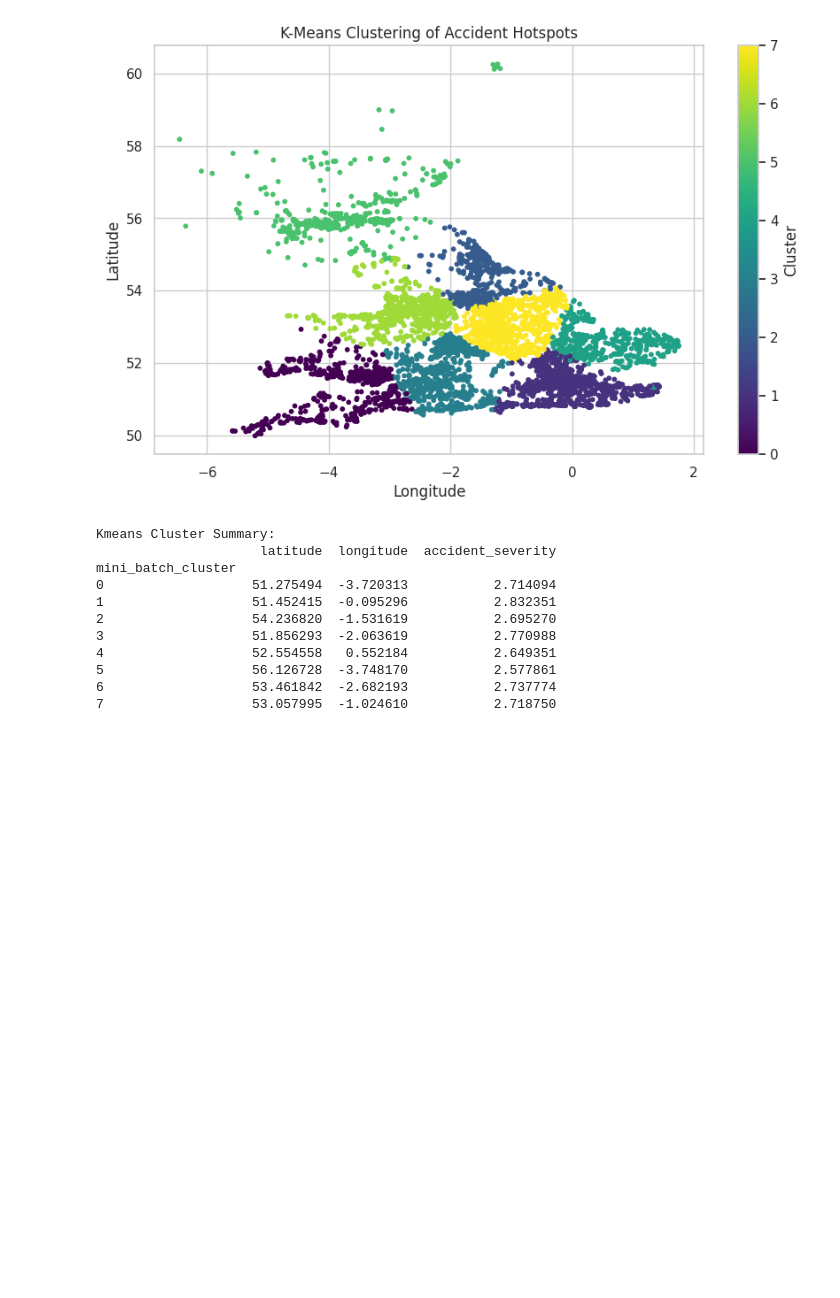
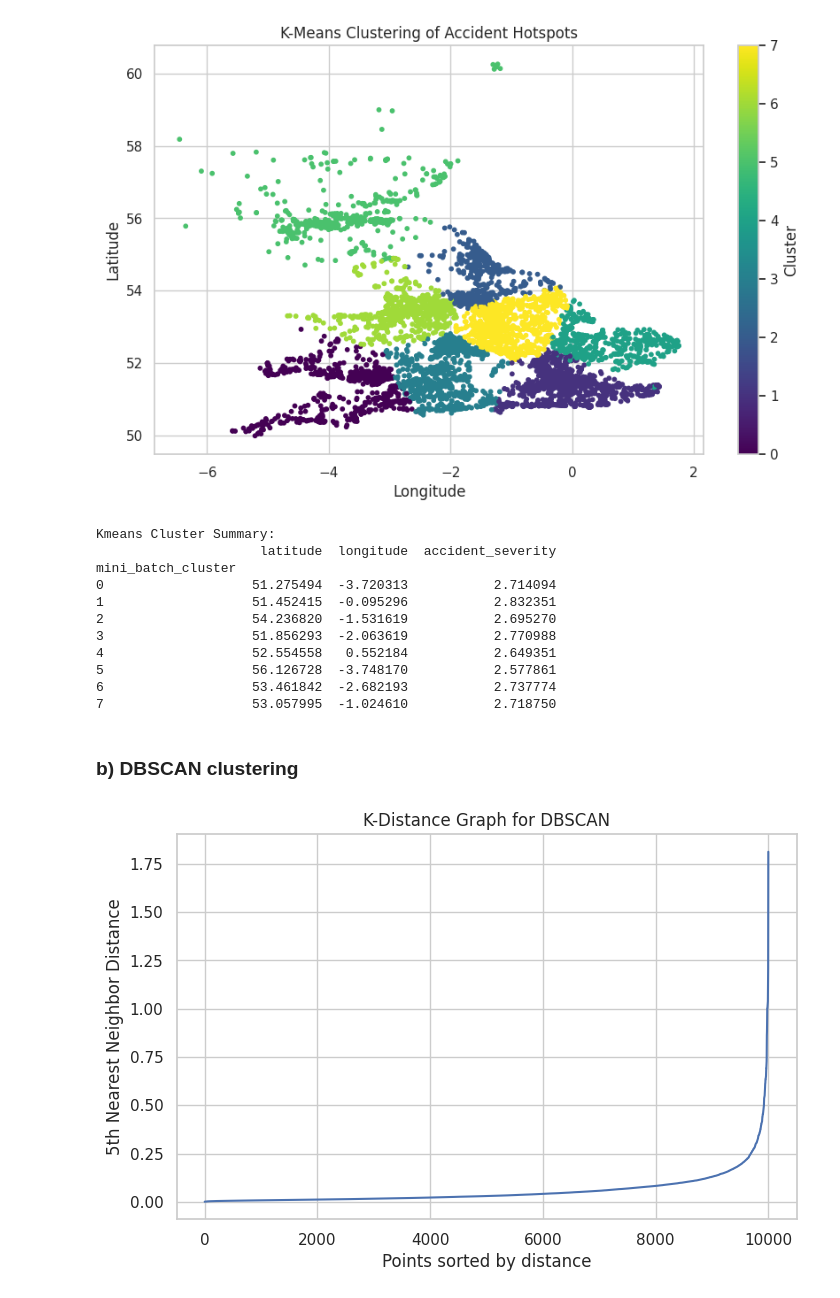
Before and after one commit to Nikitha14-code/Datascience-project, a Jupyter notebook: ACCIDENT_HOTSPOT_DETECTION_AND_RISK_PREDICTION.ipynb, the cells around one changed output. Drawn from its saved outputs; the diff is of its cells as text; code cells hidden in the pictures; blank space fills up the shorter version.

Commit message:
dbscan clustering

```diff
--- a/ACCIDENT_HOTSPOT_DETECTION_AND_RISK_PREDICTION.ipynb
+++ b/ACCIDENT_HOTSPOT_DETECTION_AND_RISK_PREDICTION.ipynb
@@ -640,3 +640,24 @@ mini_batch_cluster
 5                   56.126728  -3.748170           2.577861
 6                   53.461842  -2.682193           2.737774
 7                   53.057995  -1.024610           2.718750
+# %% [markdown]
+### **b) DBSCAN clustering**
+# %%
+from sklearn.neighbors import NearestNeighbors
+from sklearn.cluster import DBSCAN
+
+# Find the optimal value for eps using the k-distance plot
+neighbors = NearestNeighbors(n_neighbors=5)
+neighbors_fit = neighbors.fit(location_sample[['latitude', 'longitude', 'accident_severity']])
+distances, indices = neighbors_fit.kneighbors(location_sample[['latitude', 'longitude', 'accident_severity']])
+
+# Sort distances and plot the elbow
+distances = np.sort(distances[:, 4])
+plt.figure(figsize=(8, 5))
+plt.plot(distances)
+plt.title("K-Distance Graph for DBSCAN")
+plt.xlabel("Points sorted by distance")
+plt.ylabel("5th Nearest Neighbor Distance")
+plt.show()
+# %% [output]
+[figure, added]
```
Also changed, not shown: parts of 2 cells of this notebook.
